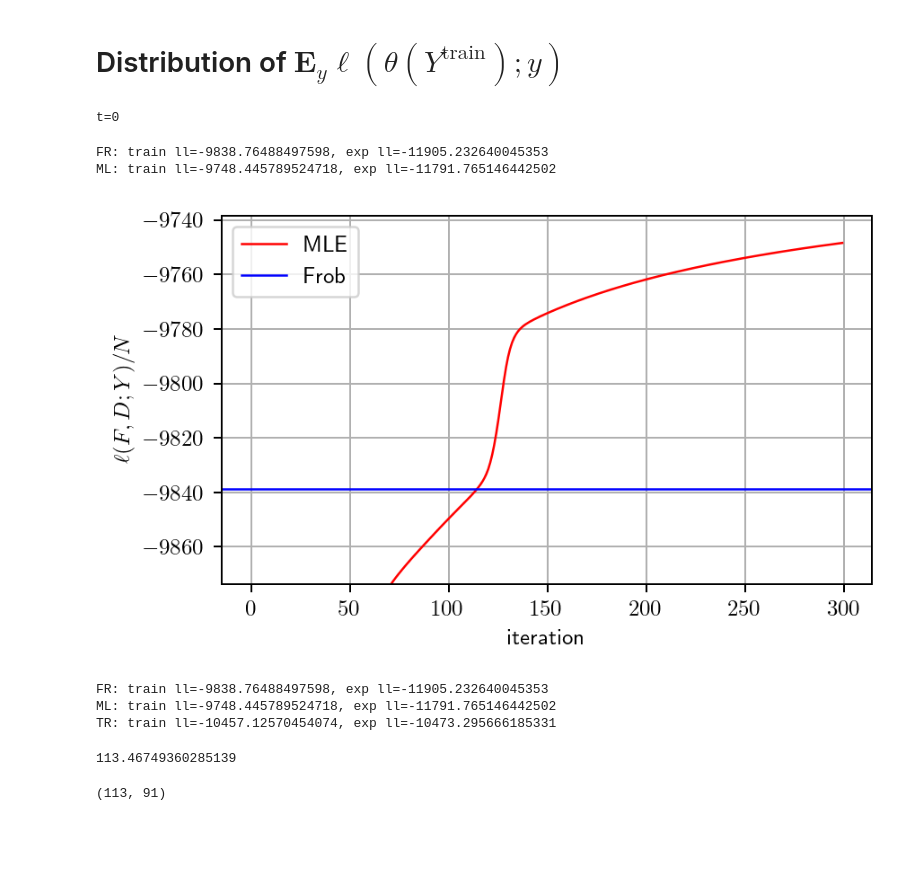
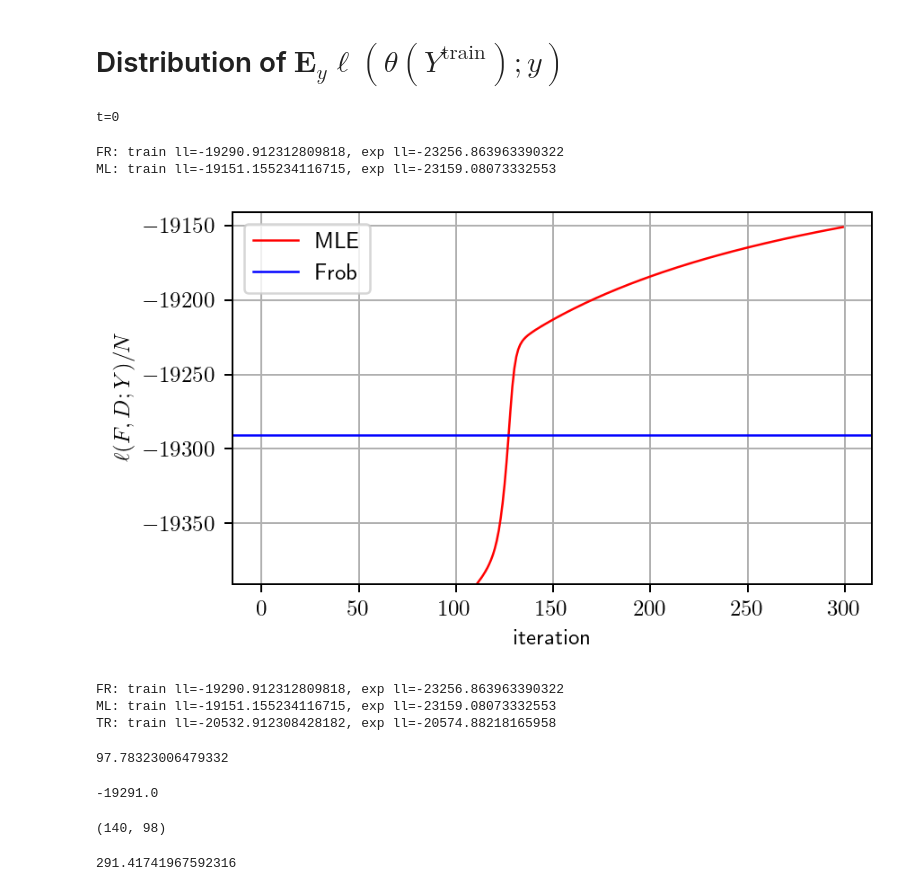
Before and after one commit to cvxgrp/multilevel_factor_model, a Jupyter notebook: examples/hist_mfm.ipynb, the cells around one changed output. Cells and saved outputs as stored; diff of their text form; code cells hidden in the pictures; blank space fills up the shorter version.

```diff
--- a/examples/hist_mfm.ipynb
+++ b/examples/hist_mfm.ipynb
@@ -24,7 +24,7 @@ y = Fz + e, \qquad z \sim N(0, I), \qquad N(0, D).
 $$
 # %%
 mtype = "medium_mlr_hier"
-n = 5000
+n = 10000
 signal_to_noise = 4
 
 L = 5
@@ -60,6 +60,7 @@ ll_distribution = {"frob":{"train":[], "exp":[]},
 
 for file in pickle_files:
     file_path = os.path.join(folder_path, file)
+    if not "n10000" in file_path: continue
     with open(file_path, 'rb') as f:
         ll_i = pickle.load(f)
 
@@ -212,47 +213,53 @@ for t in range(1):
     print(f"ML: train ll={loglikelihoods[-1]}, exp ll={obj_exp}")
 # %% [output]
 t=0
-FR: train ll=-9838.76488497598, exp ll=-11905.232640045353
-ML: train ll=-9748.445789524718, exp ll=-11791.765146442502
+FR: train ll=-19290.912312809818, exp ll=-23256.863963390322
+ML: train ll=-19151.155234116715, exp ll=-23159.08073332553
 # %%
 plt.rcParams.update({
     "text.usetex": True,
     "text.latex.preamble": r"\usepackage{amsmath}"
 })
 fig, axs = plt.subplots(1, 1, figsize=(5, 3), dpi=180, sharey=True)
 
 ll = np.array(loglikelihoods[1:])
 # print(f"{ranks=}, difference={(ll[-1]-obj_frobs[str(ranks)]["train"]):.2f}, %increase={(ll[-1]-obj_frobs[str(ranks)]["train"])/obj_frobs[str(ranks)]["train"]*100:.2f}")
 axs.plot(ll, color='r', lw=1, label=r"$\text{MLE}$")
 axs.set_xlabel('iteration')
 axs.axhline(obj_frob, 0, ll.size-1, color='b', lw=1, label=r"$\text{Frob}$")
 axs.set_ylabel(r'$\ell(F, D; Y)/N$')
 # axs.set_yscale('symlog')
-axs.set_ylim([obj_frob - 35, ll.max() + 10])
+axs.set_ylim([obj_frob - 100, ll.max() + 10])
 # axs.axhline(y=true_test_obj, label='True', c='g', alpha=0.5)
 axs.grid(True)
 axs.legend()
     # axs[i].set_title(f"ranks$={list(ranks)}$")
 # plt.show()
 plt.tight_layout()
 plt.savefig(f"plots/em_{mtype}.pdf", bbox_inches='tight')
 # %% [output]
-[figure, old version]
+[figure, new version]
 # %%
 print(f"FR: train ll={obj_frob}, exp ll={obj_frob_exp}")
 print(f"ML: train ll={loglikelihoods[-1]}, exp ll={obj_exp}")
 print(f"TR: train ll={true_train_obj}, exp ll={exp_true_ll}")
 # %% [output]
-FR: train ll=-9838.76488497598, exp ll=-11905.232640045353
-ML: train ll=-9748.445789524718, exp ll=-11791.765146442502
-TR: train ll=-10457.12570454074, exp ll=-10473.295666185331
+FR: train ll=-19290.912312809818, exp ll=-23256.863963390322
+ML: train ll=-19151.155234116715, exp ll=-23159.08073332553
+TR: train ll=-20532.912308428182, exp ll=-20574.88218165958
 # %%
 obj_exp - obj_frob_exp
 # %% [output]
-113.46749360285139
+97.78323006479332
+# %%
+np.round(obj_frob)
+# %% [output]
+-19291.0
 # %%
--11792+11905, -9748+9839
+-19151+19291, -23159+23257
 # %% [output]
-(113, 91)
+(140, 98)
 # %%
 - np.mean(ll_distribution["frob"]["exp"]) + np.mean(ll_distribution["mle"]["exp"])
+# %% [output]
+291.41741967592316
```
Also changed, not shown: parts of 8 cells of this notebook, 2 other files.
